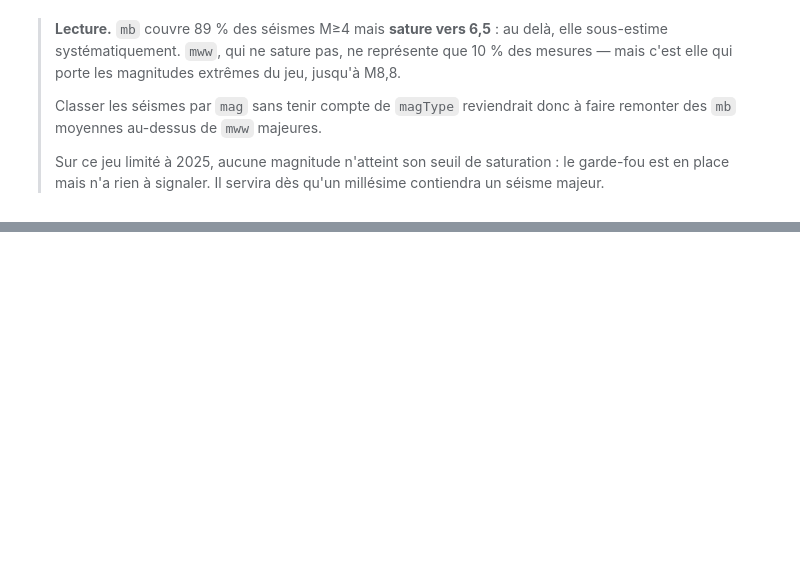
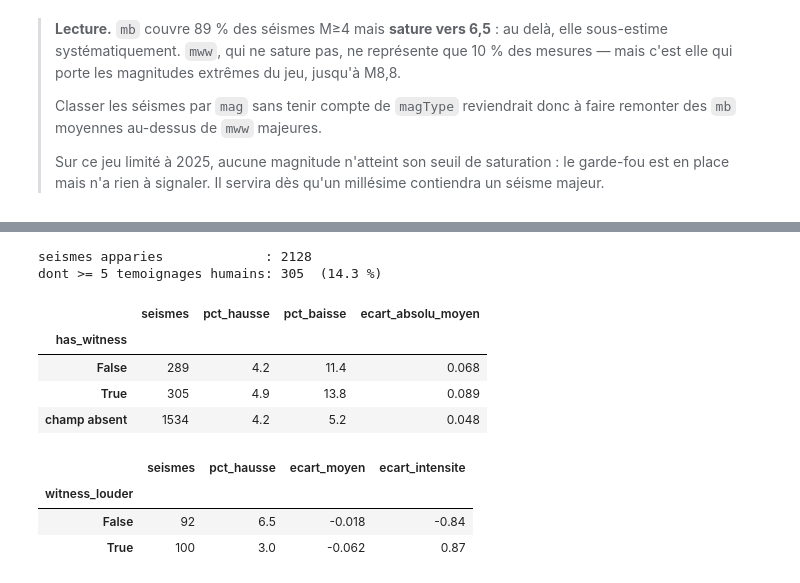
Before and after one commit to Ayoubhm07/Aftershock, a Jupyter notebook: notebooks/insights.ipynb, the cells around one changed output, grey strips where cells are left out. Cells and saved outputs as stored; diff of their text form; code cells hidden in the pictures; blank space fills up the shorter version.

```diff
--- a/notebooks/insights.ipynb
+++ b/notebooks/insights.ipynb
@@ -313,0 +382,33 @@ mieux que de publier un taux calculé sur deux événements.
+# %%
+heard = witness[witness.has_witness == True]
+
+print(f"seismes apparies             : {len(witness)}")
+print(f"dont >= 5 temoignages humains: {len(heard)}  ({100*len(heard)/len(witness):.1f} %)")
+print()
+
+groups = witness.groupby(witness.has_witness.fillna("champ absent")).agg(
+    seismes=("event_id", "count"),
+    pct_hausse=("moved_up", lambda s: round(100 * s.mean(), 1)),
+    pct_baisse=("moved_down", lambda s: round(100 * s.mean(), 1)),
+    ecart_absolu_moyen=("shift_abs", lambda s: round(s.mean(), 3)))
+display(groups)
+
+comparable = heard[heard.intensity_gap.notna()]
+louder = comparable.groupby("witness_louder").agg(
+    seismes=("event_id", "count"),
+    pct_hausse=("moved_up", lambda s: round(100 * s.mean(), 1)),
+    ecart_moyen=("shift", lambda s: round(s.mean(), 3)),
+    ecart_intensite=("intensity_gap", lambda s: round(s.mean(), 2)))
+display(louder)
+# %% [output]
+seismes apparies             : 2128
+dont >= 5 temoignages humains: 305  (14.3 %)
+|  | seismes | pct_hausse | pct_baisse | ecart_absolu_moyen |
+| has_witness |  |  |  |  |
+| False | 289 | 4.2 | 11.4 | 0.068 |
+| True | 305 | 4.9 | 13.8 | 0.089 |
+| champ absent | 1534 | 4.2 | 5.2 | 0.048 |
+|  | seismes | pct_hausse | ecart_moyen | ecart_intensite |
+| witness_louder |  |  |  |  |
+| False | 92 | 6.5 | -0.018 | -0.84 |
+| True | 100 | 3.0 | -0.062 | 0.87 |
```
Also changed, not shown: parts of 15 cells of this notebook, 27 other files.
